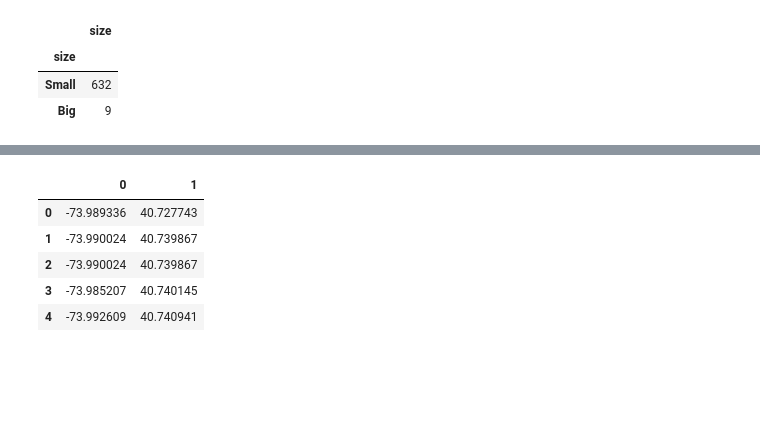
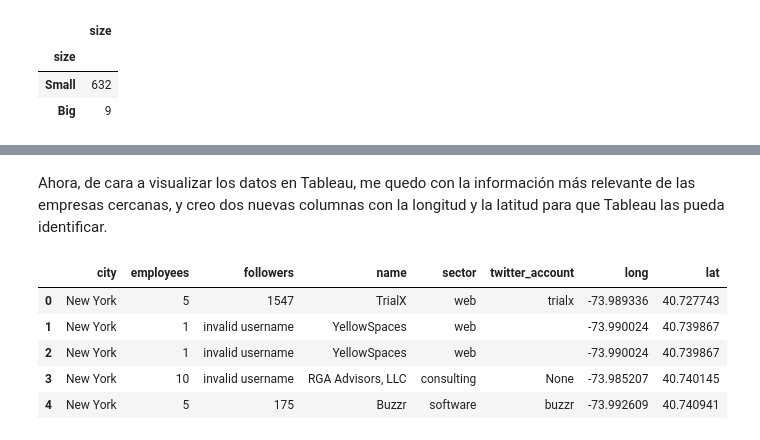
Before and after one commit to alejandroperela/datamad0119, a Jupyter notebook: module-2/tableau-project/your-code/Code.ipynb, the cells around one changed output, grey strips where cells are left out. Drawn from its saved outputs; the diff is of its cells as text; code cells hidden in the pictures; blank space fills up the shorter version.

```diff
--- a/module-2/tableau-project/your-code/Code.ipynb
+++ b/module-2/tableau-project/your-code/Code.ipynb
@@ -258,10 +321,15 @@ data_TrialX.head()
+# %% [markdown]
+Ahora, de cara a visualizar los datos en Tableau, me quedo con la información más relevante de las empresas cercanas, y creo dos nuevas columnas con la longitud y la latitud para que Tableau las pueda identificar.
 # %%
 coords_TrialX = pd.DataFrame(pd.DataFrame(data_TrialX["position"].values.flatten().tolist())["coordinates"].values.tolist())
-coords_TrialX.head()
+clean_TrialX = pd.concat([data_TrialX,coords_TrialX],axis=1)
+clean_TrialX.drop(['_id',"position"], inplace=True, axis=1)
+clean_TrialX = clean_TrialX.rename({0:"long",1:"lat"}, axis=1)
+clean_TrialX.head()
 # %% [output]
-|  | 0 | 1 |
-| 0 | -73.989336 | 40.727743 |
-| 1 | -73.990024 | 40.739867 |
-| 2 | -73.990024 | 40.739867 |
-| 3 | -73.985207 | 40.740145 |
-| 4 | -73.992609 | 40.740941 |
+|  | city | employees | followers | name | sector | twitter_account | long | lat |
+| 0 | New York | 5 | 1547 | TrialX | web | trialx | -73.989336 | 40.727743 |
+| 1 | New York | 1 | invalid username | YellowSpaces | web |  | -73.990024 | 40.739867 |
+| 2 | New York | 1 | invalid username | YellowSpaces | web |  | -73.990024 | 40.739867 |
+| 3 | New York | 10 | invalid username | RGA Advisors, LLC | consulting | None | -73.985207 | 40.740145 |
+| 4 | New York | 5 | 175 | Buzzr | software | buzzr | -73.992609 | 40.740941 |
```
Also changed, not shown: parts of 22 cells of this notebook, 2 other files.
